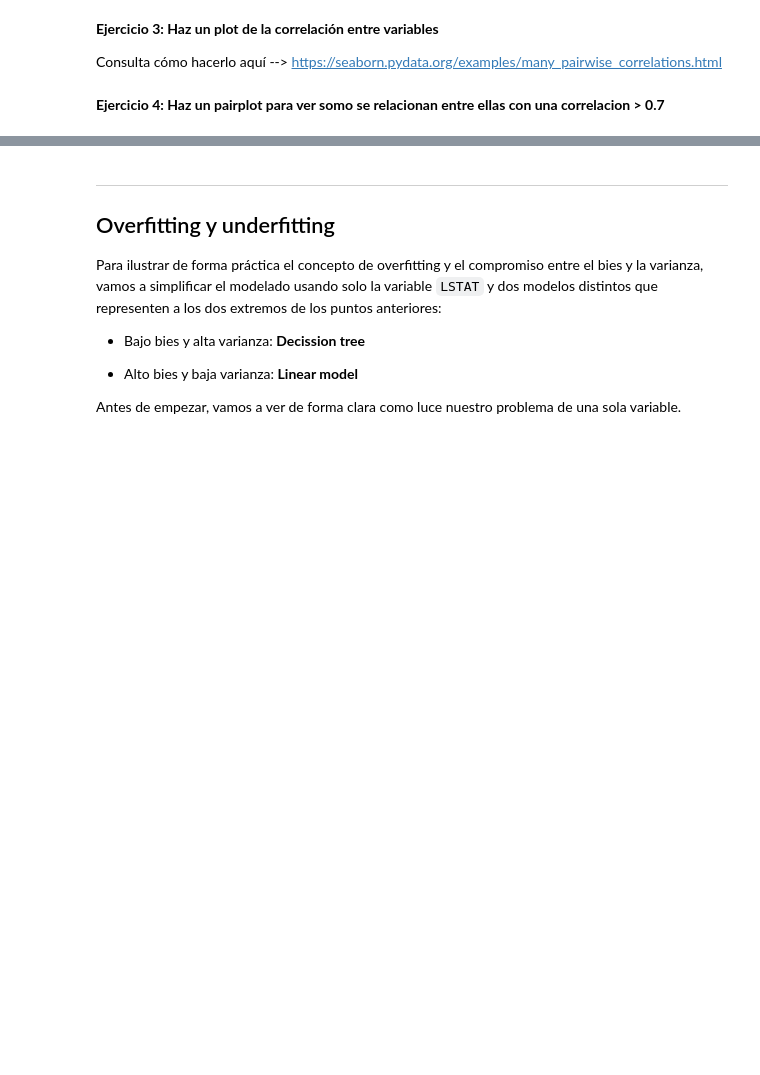
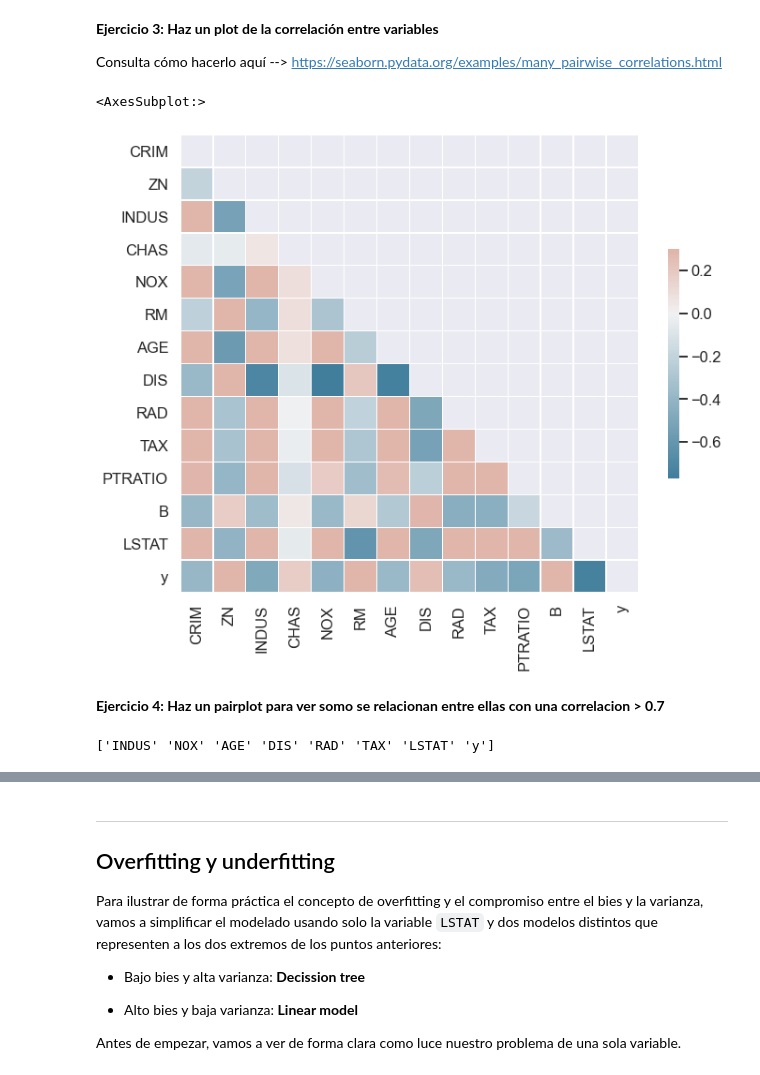
Before and after one commit to magheata/uib-aa-g1-material-master, a Jupyter notebook: W3 - Model selection/1 - Intro to ML - Selección de modelo y ajuste de hiper-parametros.ipynb, the cells around one changed output, grey strips where cells are left out. Cells and saved outputs as stored; diff of their text form; code cells hidden in the pictures; blank space fills up the shorter version.

```diff
--- a/W3 - Model selection/1 - Intro to ML - Selección de modelo y ajuste de hiper-parametros.ipynb
+++ b/W3 - Model selection/1 - Intro to ML - Selección de modelo y ajuste de hiper-parametros.ipynb
@@ -105,17 +105,17 @@ data.data -->  array con los datos del dataset (la X)
 data.target --> array con la variable objetivo (la y)
 # %%
 ## Importa load_boston de sklearn.datasets
-from sklearn.datasets import ##
+from sklearn.datasets import load_boston
 
 ## Asignalo a `data`
-data = ##
+data = load_boston()
 # %%
 ## Crea un dataframe a partir de data.data y data.feature_names
-df = pd.DataFrame(data=##,
-                  columns=##)
+df = pd.DataFrame(data=data.data,
+                  columns=data.feature_names)
 
 ## Crea la columna `y` a partir de data.targe
-## = data.target
+df['y'] = data.target
 # %% [markdown]
 **Ejercicio 2: Haz un descriptivo rápido y revisa las primeras filas**
 # %%
@@ -128,28 +147,41 @@ df = pd.DataFrame(data=##,
 Consulta cómo hacerlo aquí --> https://seaborn.pydata.org/examples/many_pairwise_correlations.html
 # %%
 # Computa la matriz de correlación
-corr = ##
+corr = df.corr()
+
+mask = np.triu(np.ones_like(corr, dtype=bool))
 
 # Crea una figura de tamaño 12, 12
-f, ax = plt.subplots(figsize=##)
+f, ax = plt.subplots(figsize=(11, 9))
 
 ## Plotea el mapa de calor con los valores de la correlacion
-sns.##
+
+# Generate a custom diverging colormap
+cmap = sns.diverging_palette(230, 20, as_cmap=True)
+
+# Draw the heatmap with the mask and correct aspect ratio
+sns.heatmap(corr, mask=mask, cmap=cmap, vmax=.3, center=0,
+            square=True, linewidths=.5, cbar_kws={"shrink": .5})
+# %% [output]
+<AxesSubplot:>
+[figure, added]
 # %% [markdown]
 **Ejercicio 4: Haz un pairplot para ver somo se relacionan entre ellas con una correlacion > 0.7**
 # %%
 ## Filtra sobre `corr` aquellos valores que tengan un valor absoluto > 0.7 y < 1
-highly_corr = corr[(## > 0.7) & (## < 1)]
+highly_corr = corr[(np.abs(corr) > 0.7) & (np.abs(corr) < 1)]
 
 ## Haz un `melt` sobre highly corr y elimina los valores nulos
 
-highly_corr_melt = ##
+highly_corr_melt = highly_corr.melt().dropna()
 
 ## Quedate con los valores unicos de la columna variable
 
-list_highly_corr_variables = ##
+list_highly_corr_variables = highly_corr_melt['variable'].unique()
 
 print(list_highly_corr_variables)
+# %% [output]
+['INDUS' 'NOX' 'AGE' 'DIS' 'RAD' 'TAX' 'LSTAT' 'y']
 # %%
 ## Create the pairplot using seaborn
 
```
Also changed, not shown: parts of 26 cells of this notebook.
